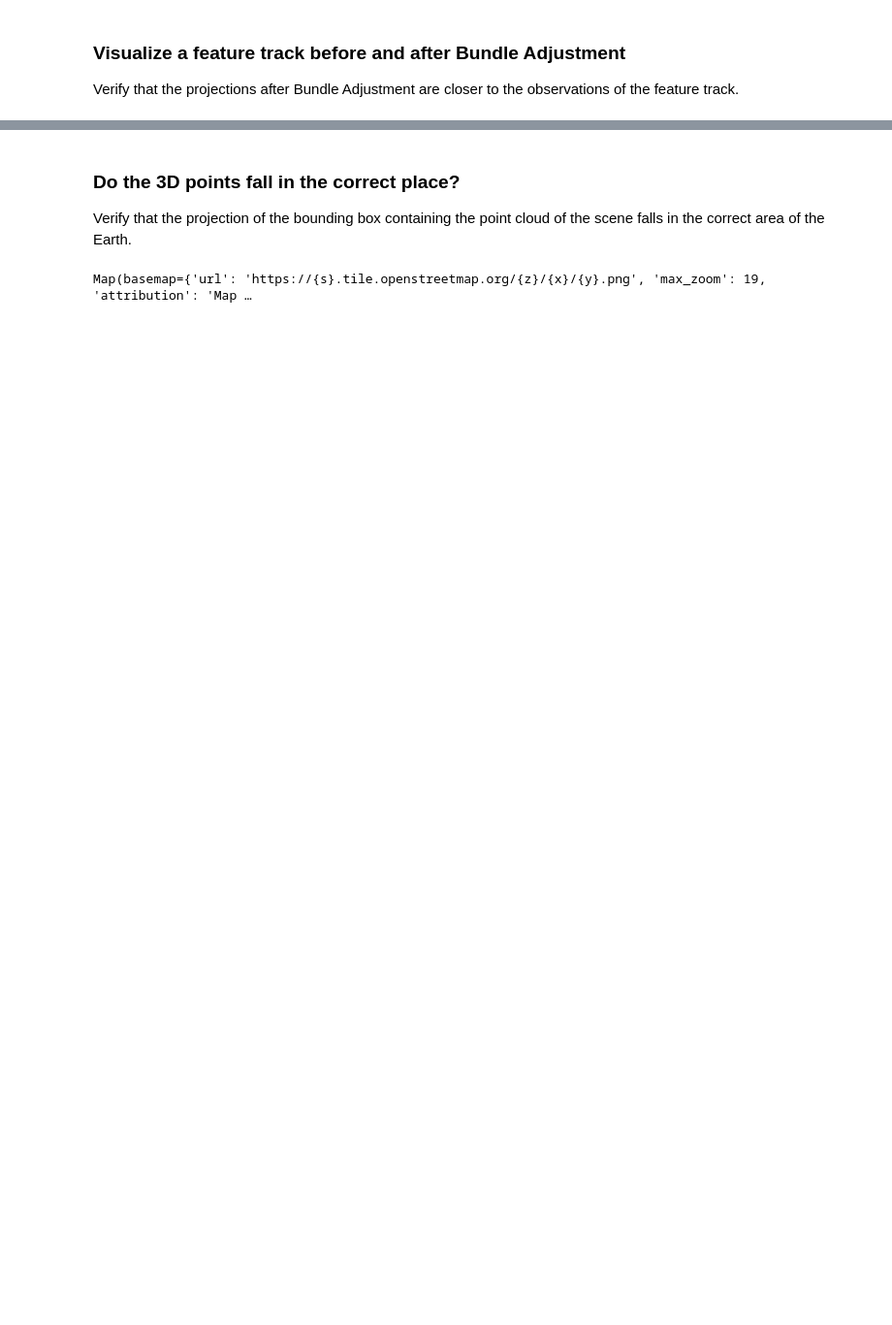
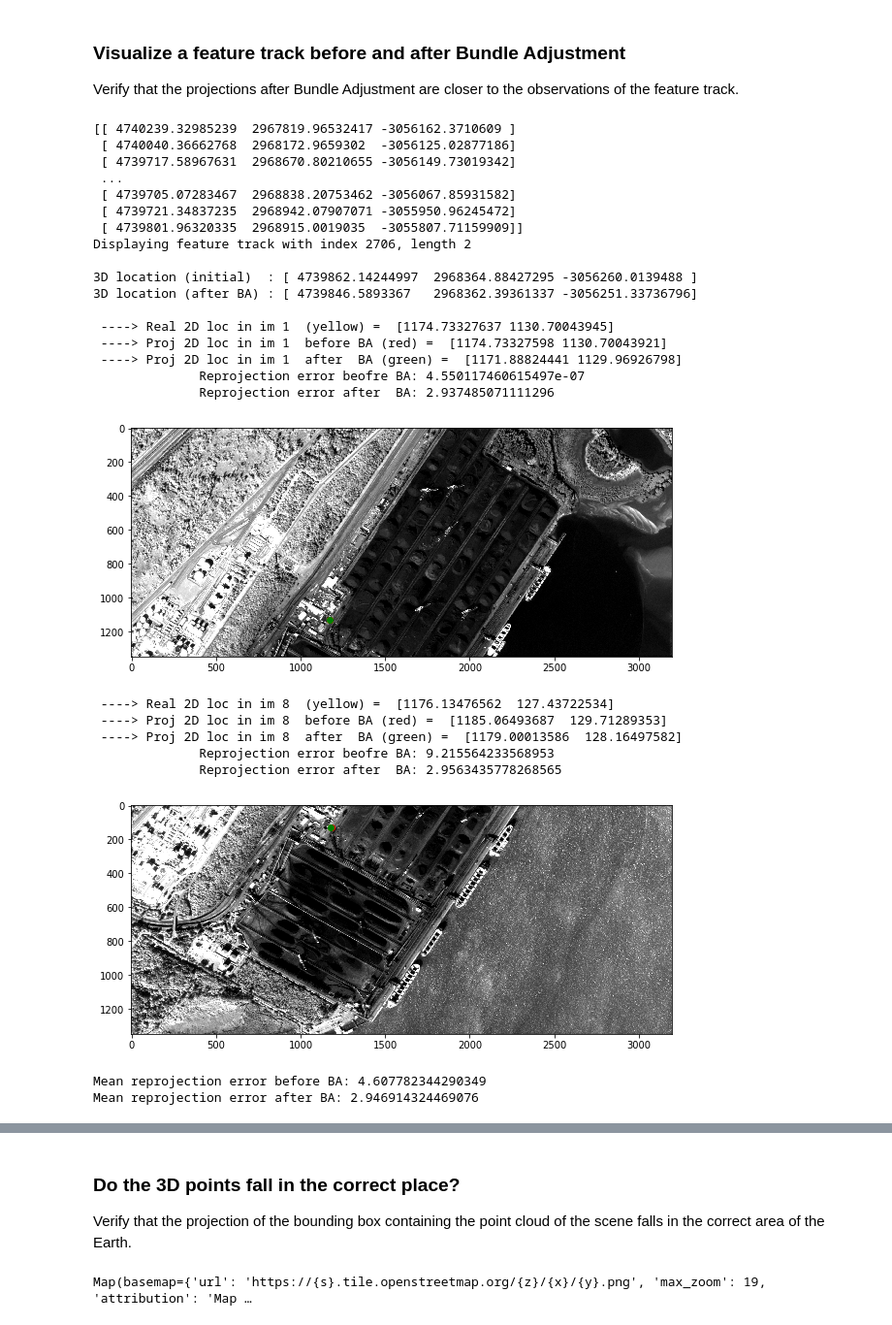
Before and after one commit to centreborelli/sat-bundleadjust, a Jupyter notebook: skysat_ba_pipeline_exp.ipynb, the cells around one changed output, grey strips where cells are left out. Shown at 97% size. Drawn from its saved outputs; the diff is of its cells as text; code cells hidden in the pictures; blank space fills up the shorter version.

```diff
--- a/skysat_ba_pipeline_exp.ipynb
+++ b/skysat_ba_pipeline_exp.ipynb
@@ -395,4 +219,36 @@ Bundle adjusted RPCs successfully saved!
 ### Visualize a feature track before and after Bundle Adjustment
 
 Verify that the projections after Bundle Adjustment are closer to the observations of the feature track.
+# %%
+max_err_idx = ba_pipeline.ba_params.pts_ind[np.argmax(ba_pipeline.init_e)]
+ba_pipeline.visualize_feature_track(track_idx=max_err_idx)
+
+#ba_pipeline.visualize_feature_track()
+# %% [output]
+[[ 4740239.32985239  2967819.96532417 -3056162.3710609 ]
+ [ 4740040.36662768  2968172.9659302  -3056125.02877186]
+ [ 4739717.58967631  2968670.80210655 -3056149.73019342]
+ ...
+ [ 4739705.07283467  2968838.20753462 -3056067.85931582]
+ [ 4739721.34837235  2968942.07907071 -3055950.96245472]
+ [ 4739801.96320335  2968915.0019035  -3055807.71159909]]
+Displaying feature track with index 2706, length 2
+
+3D location (initial)  : [ 4739862.14244997  2968364.88427295 -3056260.0139488 ]
+3D location (after BA) : [ 4739846.5893367   2968362.39361337 -3056251.33736796]
+
+ ----> Real 2D loc in im 1  (yellow) =  [1174.73327637 1130.70043945]
+ ----> Proj 2D loc in im 1  before BA (red) =  [1174.73327598 1130.70043921]
+ ----> Proj 2D loc in im 1  after  BA (green) =  [1171.88824441 1129.96926798]
+              Reprojection error beofre BA: 4.550117460615497e-07
+              Reprojection error after  BA: 2.937485071111296
+[figure, added]
+ ----> Real 2D loc in im 8  (yellow) =  [1176.13476562  127.43722534]
+ ----> Proj 2D loc in im 8  before BA (red) =  [1185.06493687  129.71289353]
+ ----> Proj 2D loc in im 8  after  BA (green) =  [1179.00013586  128.16497582]
+              Reprojection error beofre BA: 9.215564233568953
+              Reprojection error after  BA: 2.9563435778268565
+[figure, added]
+Mean reprojection error before BA: 4.607782344290349
+Mean reprojection error after BA: 2.946914324469076
 # %%
```
Also changed, not shown: parts of 32 cells of this notebook, 25 other files.
